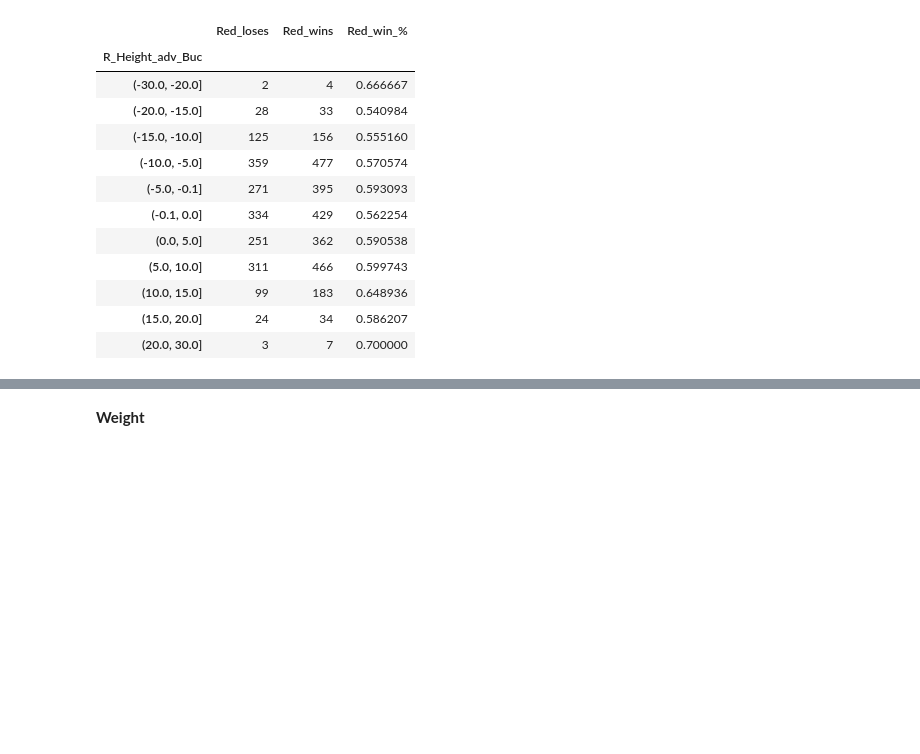
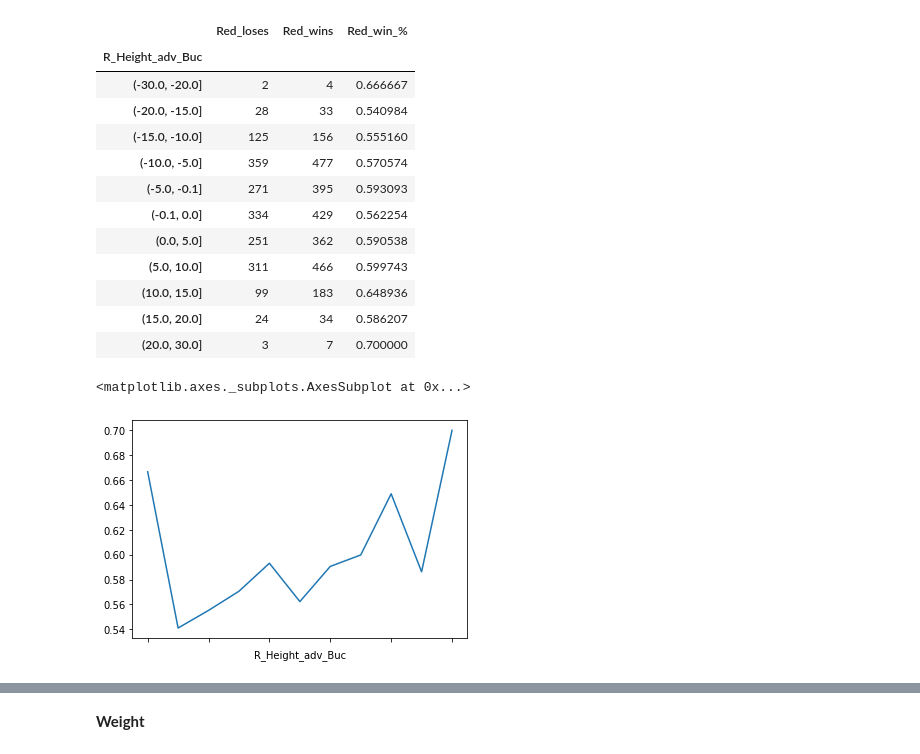
Before and after one commit to dariusdr95/UFC-Analysis, a Jupyter notebook: UFC Analysis.ipynb, the cells around one changed output, grey strips where cells are left out. Drawn from its saved outputs; the diff is of its cells as text; code cells hidden in the pictures; blank space fills up the shorter version.

```diff
--- a/UFC Analysis.ipynb
+++ b/UFC Analysis.ipynb
@@ -83,9 +93,9 @@ df_height.corr()
 
 bins = np.array([-30,-20,-15,-10,-5,-0.1,0,5,10,15,20,30])
 df["R_Height_adv_Buc"] = pd.cut(df["R_Height_adv"], bins)
-table1 = pd.pivot_table(df,index="R_Height_adv_Buc",values = ["Red_wins","Red_loses"], aggfunc=np.sum)
-table1["Red_win_%"]=table1["Red_wins"]/((table1["Red_wins"])+table1["Red_loses"])
-table1
+tableH = pd.pivot_table(df,index="R_Height_adv_Buc",values = ["Red_wins","Red_loses"], aggfunc=np.sum)
+tableH["Red_win_%"]=tableH["Red_wins"]/((tableH["Red_wins"])+tableH["Red_loses"])
+tableH
 # %% [output]
 |  | Red_loses | Red_wins | Red_win_% |
 | R_Height_adv_Buc |  |  |  |
@@ -100,3 +110,8 @@ table1
 | (10.0, 15.0] | 99 | 183 | 0.648936 |
 | (15.0, 20.0] | 24 | 34 | 0.586207 |
 | (20.0, 30.0] | 3 | 7 | 0.700000 |
+# %%
+tableH["Red_win_%"].plot()
+# %% [output]
+<matplotlib.axes._subplots.AxesSubplot at 0x...>
+[figure, added]
```
Also changed, not shown: parts of 30 cells of this notebook, 1 other file.
